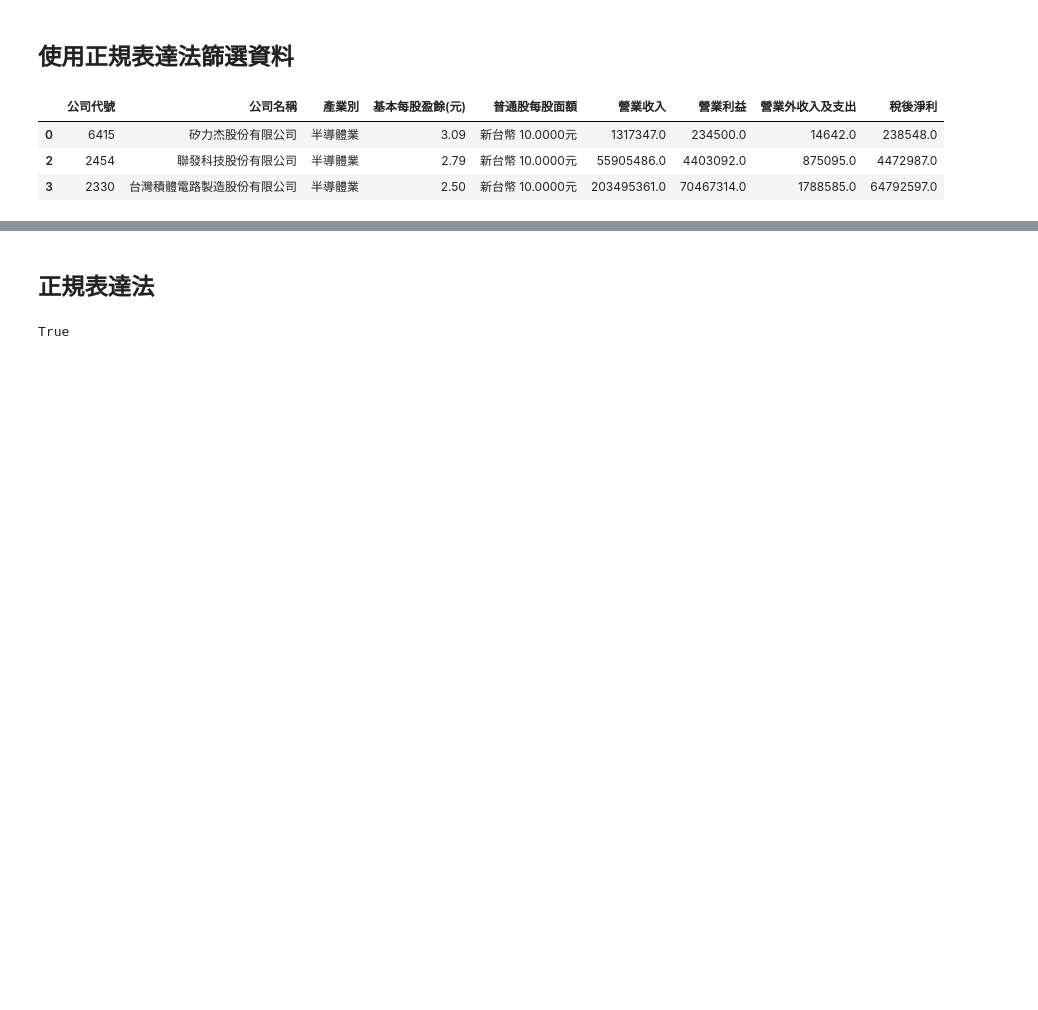
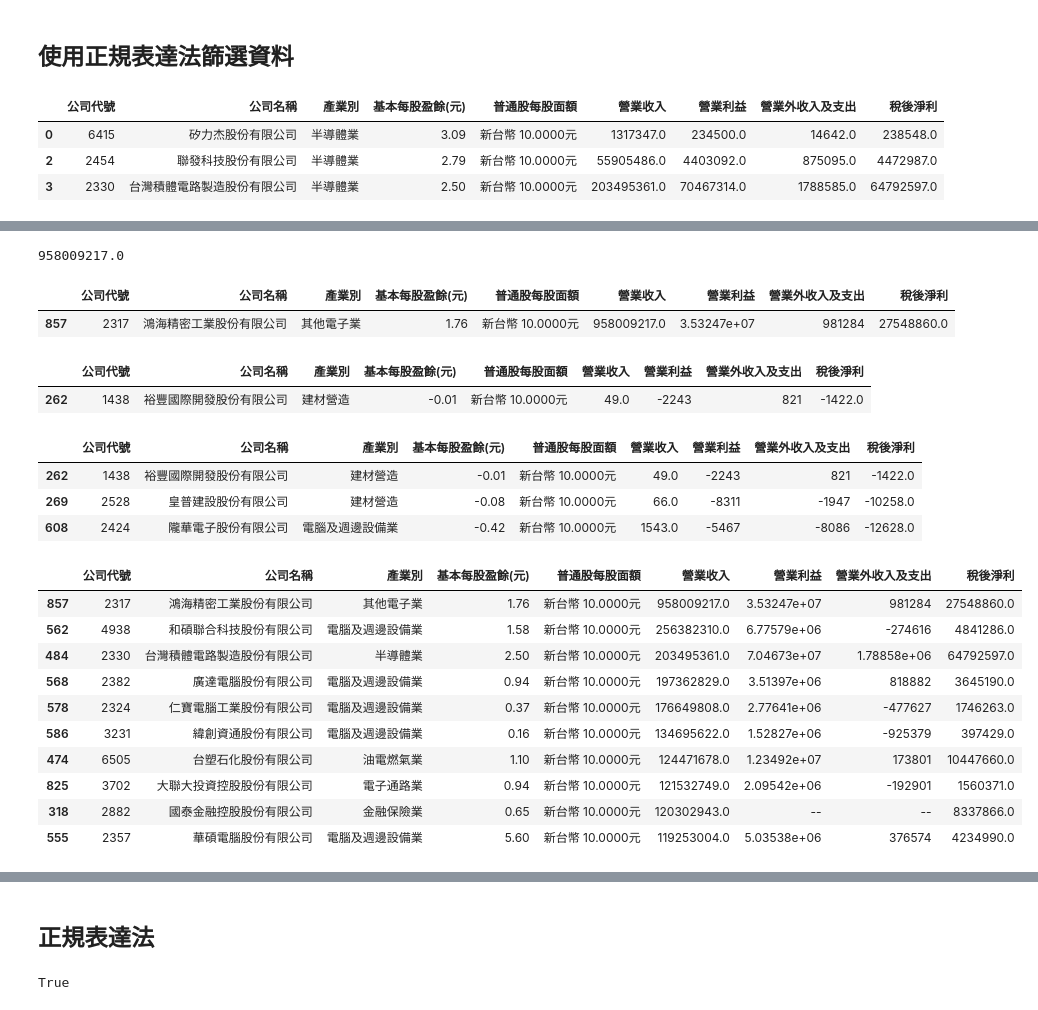
Before and after one commit to ywchiu/pyfinance, a Jupyter notebook: Demo20170430.ipynb, the cells around one changed output, grey strips where cells are left out. Drawn from its saved outputs; the diff is of its cells as text; code cells hidden in the pictures; blank space fills up the shorter version.

```diff
--- a/Demo20170430.ipynb
+++ b/Demo20170430.ipynb
@@ -64,0 +130,38 @@ stockdf[stockdf['公司代號'].str.match('^[0-9]')].head(3)
+# %%
+stockdf['營業收入'].max()
+# %% [output]
+958009217.0
+# %%
+#stockdf['營業收入'] == stockdf['營業收入'].max()
+stockdf[stockdf['營業收入'] == stockdf['營業收入'].max()]
+# %% [output]
+|  | 公司代號 | 公司名稱 | 產業別 | 基本每股盈餘(元) | 普通股每股面額 | 營業收入 | 營業利益 | 營業外收入及支出 | 稅後淨利 |
+| 857 | 2317 | 鴻海精密工業股份有限公司 | 其他電子業 | 1.76 | 新台幣 10.0000元 | 958009217.0 | 3.53247e+07 | 981284 | 27548860.0 |
+# %%
+stockdf[stockdf['營業收入'] == stockdf['營業收入'].min()]
+# %% [output]
+|  | 公司代號 | 公司名稱 | 產業別 | 基本每股盈餘(元) | 普通股每股面額 | 營業收入 | 營業利益 | 營業外收入及支出 | 稅後淨利 |
+| 262 | 1438 | 裕豐國際開發股份有限公司 | 建材營造 | -0.01 | 新台幣 10.0000元 | 49.0 | -2243 | 821 | -1422.0 |
+# %%
+# SELECT * FROM stcodf ORDER BY 營業收入 LIMIT 3
+stockdf.sort_values('營業收入').head(3)
+# %% [output]
+|  | 公司代號 | 公司名稱 | 產業別 | 基本每股盈餘(元) | 普通股每股面額 | 營業收入 | 營業利益 | 營業外收入及支出 | 稅後淨利 |
+| 262 | 1438 | 裕豐國際開發股份有限公司 | 建材營造 | -0.01 | 新台幣 10.0000元 | 49.0 | -2243 | 821 | -1422.0 |
+| 269 | 2528 | 皇普建設股份有限公司 | 建材營造 | -0.08 | 新台幣 10.0000元 | 66.0 | -8311 | -1947 | -10258.0 |
+| 608 | 2424 | 隴華電子股份有限公司 | 電腦及週邊設備業 | -0.42 | 新台幣 10.0000元 | 1543.0 | -5467 | -8086 | -12628.0 |
+# %%
+# SELECT * FROM stcodf ORDER BY 營業收入 DESC LIMIT 3
+stockdf.sort_values('營業收入', ascending=False).head(10)
+# %% [output]
+|  | 公司代號 | 公司名稱 | 產業別 | 基本每股盈餘(元) | 普通股每股面額 | 營業收入 | 營業利益 | 營業外收入及支出 | 稅後淨利 |
+| 857 | 2317 | 鴻海精密工業股份有限公司 | 其他電子業 | 1.76 | 新台幣 10.0000元 | 958009217.0 | 3.53247e+07 | 981284 | 27548860.0 |
+| 562 | 4938 | 和碩聯合科技股份有限公司 | 電腦及週邊設備業 | 1.58 | 新台幣 10.0000元 | 256382310.0 | 6.77579e+06 | -274616 | 4841286.0 |
+| 484 | 2330 | 台灣積體電路製造股份有限公司 | 半導體業 | 2.50 | 新台幣 10.0000元 | 203495361.0 | 7.04673e+07 | 1.78858e+06 | 64792597.0 |
+| 568 | 2382 | 廣達電腦股份有限公司 | 電腦及週邊設備業 | 0.94 | 新台幣 10.0000元 | 197362829.0 | 3.51397e+06 | 818882 | 3645190.0 |
+| 578 | 2324 | 仁寶電腦工業股份有限公司 | 電腦及週邊設備業 | 0.37 | 新台幣 10.0000元 | 176649808.0 | 2.77641e+06 | -477627 | 1746263.0 |
+| 586 | 3231 | 緯創資通股份有限公司 | 電腦及週邊設備業 | 0.16 | 新台幣 10.0000元 | 134695622.0 | 1.52827e+06 | -925379 | 397429.0 |
+| 474 | 6505 | 台塑石化股份有限公司 | 油電燃氣業 | 1.10 | 新台幣 10.0000元 | 124471678.0 | 1.23492e+07 | 173801 | 10447660.0 |
+| 825 | 3702 | 大聯大投資控股股份有限公司 | 電子通路業 | 0.94 | 新台幣 10.0000元 | 121532749.0 | 2.09542e+06 | -192901 | 1560371.0 |
+| 318 | 2882 | 國泰金融控股股份有限公司 | 金融保險業 | 0.65 | 新台幣 10.0000元 | 120302943.0 | -- | -- | 8337866.0 |
+| 555 | 2357 | 華碩電腦股份有限公司 | 電腦及週邊設備業 | 5.60 | 新台幣 10.0000元 | 119253004.0 | 5.03538e+06 | 376574 | 4234990.0 |
```
Also changed, not shown: parts of 16 cells of this notebook.
